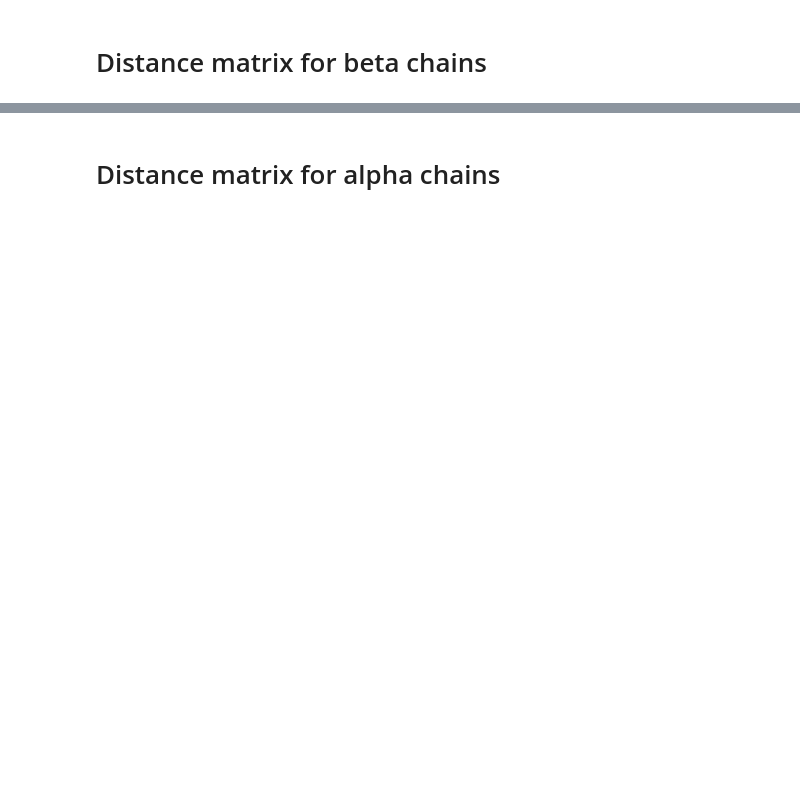
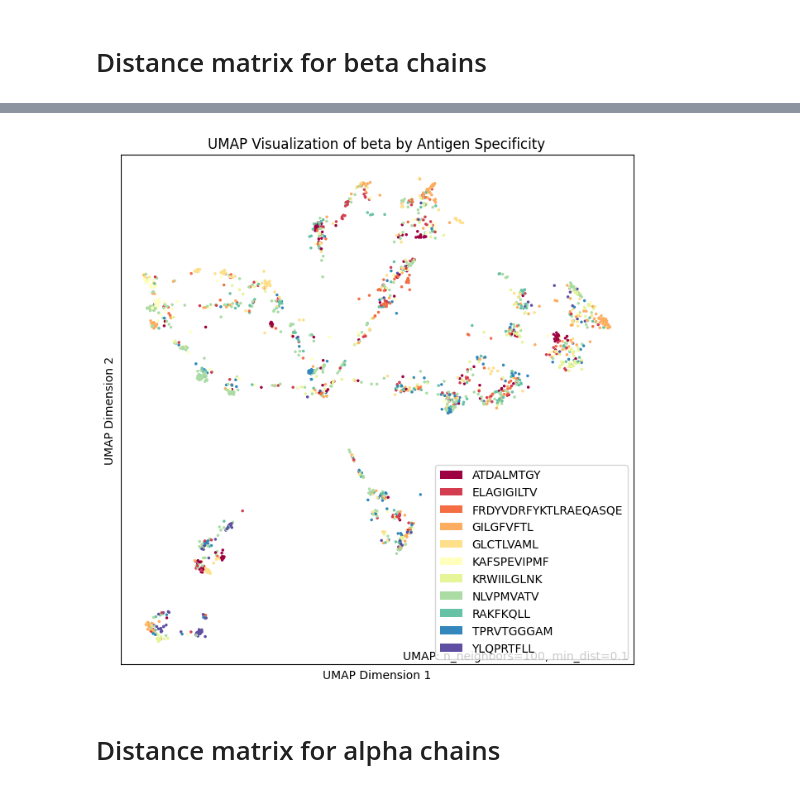
Before and after one commit to UoB-DSMP-2023-24/dsmp-2024-groupol1, a Jupyter notebook: distances_matrix.ipynb, the cells around one changed output, grey strips where cells are left out. Drawn from its saved outputs; the diff is of its cells as text; code cells hidden in the pictures; blank space fills up the shorter version.

```diff
--- a/distances_matrix.ipynb
+++ b/distances_matrix.ipynb
@@ -90,3 +90,44 @@ beta_distances # print matrix
+# %%
+import os
+from tcrdist.repertoire import TCRrep
+import umap
+import umap.plot
+import matplotlib.pyplot as plt
+
+def calculate_dist_and_umap(df, chain):
+  tr = TCRrep(cell_df = df,
+            organism = 'human',
+            chains = [chain],
+            db_file = 'alphabeta_gammadelta_db.tsv')
+
+  if chain == 'beta':
+    distance_matrix = pd.concat([pd.DataFrame(tr.pw_cdr3_b_aa), tr.clone_df['antigen.epitope']], axis = 1)
+  else:
+    distance_matrix = pd.concat([pd.DataFrame(tr.pw_cdr3_a_aa), tr.clone_df['antigen.epitope']], axis = 1)
+
+  value_counts_antigen = distance_matrix['antigen.epitope'].value_counts()
+  condition = value_counts_antigen[value_counts_antigen > 100]
+  distance_matrix_filtered= distance_matrix[distance_matrix['antigen.epitope'].isin(condition.index)]
+
+  distances_reduced = umap.UMAP(n_components = 2, n_neighbors = 100).fit(distance_matrix_filtered.iloc[:, :-1].values)
+
+  output_dir = 'visualisations'
+
+  f = umap.plot.points(distances_reduced, labels=distance_matrix_filtered['antigen.epitope'])
+  f.set_xlabel('UMAP Dimension 1', fontsize=10)
+  f.set_ylabel('UMAP Dimension 2', fontsize=10)
+  f.set_title(f'UMAP Visualization of {chain} by Antigen Specificity', fontsize=12)
+
+  # Save the figure
+  if not os.path.exists(output_dir):
+    os.makedirs(output_dir)
+
+  f.get_figure().savefig(f'{output_dir}/{chain}_chain_umap.png')
+  return distance_matrix
+# %%
+beta_dist_matrix = calculate_dist_and_umap(beta_chains, 'beta')
+# %% [output]
+[figure, added]
 # %% [markdown]
 # Distance matrix for alpha chains
 # %%
```
Also changed, not shown: parts of 10 cells of this notebook, 3 other files.
